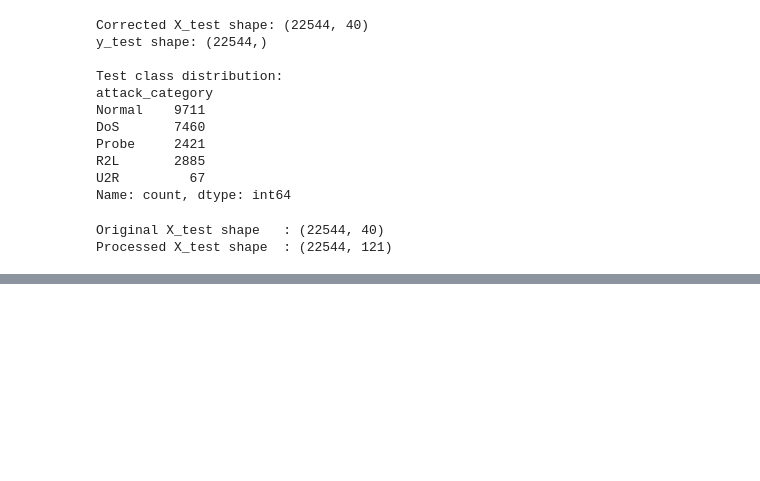
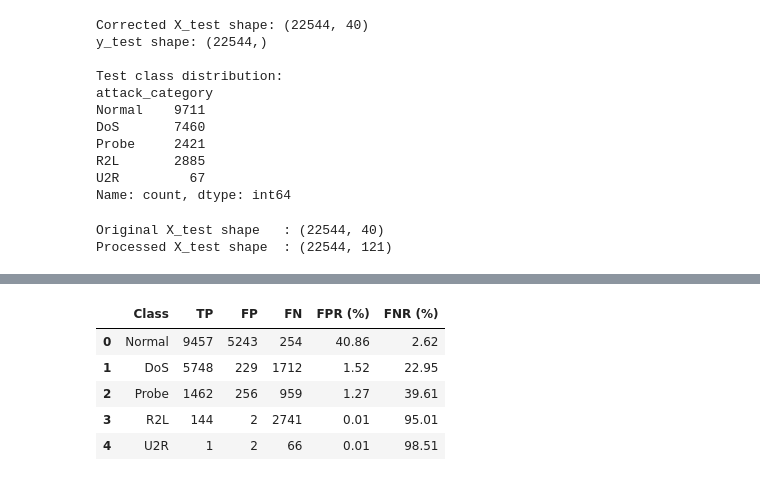
Before and after one commit to AKSHAT-KUMAR-14/XAI-NIDS, a Jupyter notebook: xai-nids.ipynb, the cells around one changed output, grey strips where cells are left out. Cells and saved outputs as stored; diff of their text form; code cells hidden in the pictures; blank space fills up the shorter version.

```diff
--- a/xai-nids.ipynb
+++ b/xai-nids.ipynb
@@ -2315,0 +2457,97 @@ Processed X_test shape  : (22544, 121)
+# %%
+# ============================================================
+# KDDTest+ — Per-Class FPR and FNR
+# ============================================================
+
+from sklearn.metrics import confusion_matrix
+import pandas as pd
+import numpy as np
+
+# Confusion matrix using fixed class order
+labels = [0, 1, 2, 3, 4]
+
+cm = confusion_matrix(
+    y_test,
+    y_test_pred,
+    labels=labels
+)
+
+class_names = [
+    "Normal",
+    "DoS",
+    "Probe",
+    "R2L",
+    "U2R"
+]
+
+results = []
+
+total = cm.sum()
+
+for i, class_name in enumerate(class_names):
+
+    # True Positives
+    TP = cm[i, i]
+
+    # False Negatives
+    FN = cm[i, :].sum() - TP
+
+    # False Positives
+    FP = cm[:, i].sum() - TP
+
+    # True Negatives
+    TN = total - (TP + FN + FP)
+
+    # False Negative Rate
+    FNR = FN / (FN + TP) if (FN + TP) > 0 else 0
+
+    # False Positive Rate
+    FPR = FP / (FP + TN) if (FP + TN) > 0 else 0
+
+    results.append({
+        "Class": class_name,
+        "TP": TP,
+        "FP": FP,
+        "FN": FN,
+        "TN": TN,
+        "FPR": FPR,
+        "FNR": FNR
+    })
+
+fpr_fnr_df = pd.DataFrame(results)
+
+# Convert rates to percentages
+fpr_fnr_df["FPR (%)"] = fpr_fnr_df["FPR"] * 100
+fpr_fnr_df["FNR (%)"] = fpr_fnr_df["FNR"] * 100
+
+# Display clean result
+display(
+    fpr_fnr_df[
+        [
+            "Class",
+            "TP",
+            "FP",
+            "FN",
+            "FPR (%)",
+            "FNR (%)"
+        ]
+    ].round(2)
+)
+
+print("\n" + "=" * 65)
+print("KDDTEST+ — FALSE POSITIVE / FALSE NEGATIVE ANALYSIS")
+print("=" * 65)
+
+for _, row in fpr_fnr_df.iterrows():
+    print(
+        f"{row['Class']:8s} | "
+        f"FPR: {row['FPR (%)']:7.2f}% | "
+        f"FNR: {row['FNR (%)']:7.2f}%"
+    )
+# %% [output]
+|  | Class | TP | FP | FN | FPR (%) | FNR (%) |
+| 0 | Normal | 9457 | 5243 | 254 | 40.86 | 2.62 |
+| 1 | DoS | 5748 | 229 | 1712 | 1.52 | 22.95 |
+| 2 | Probe | 1462 | 256 | 959 | 1.27 | 39.61 |
+| 3 | R2L | 144 | 2 | 2741 | 0.01 | 95.01 |
+| 4 | U2R | 1 | 2 | 66 | 0.01 | 98.51 |
```
Also changed, not shown: parts of 4 cells of this notebook.
